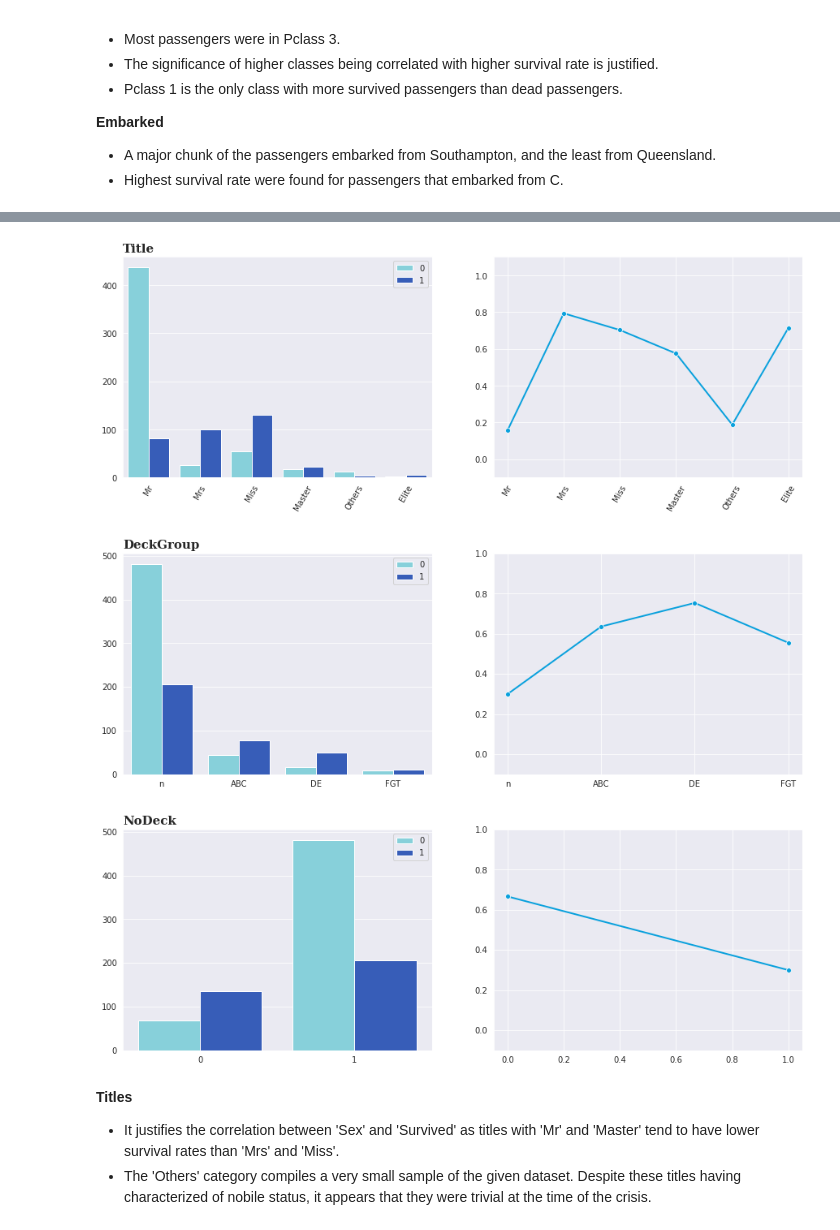
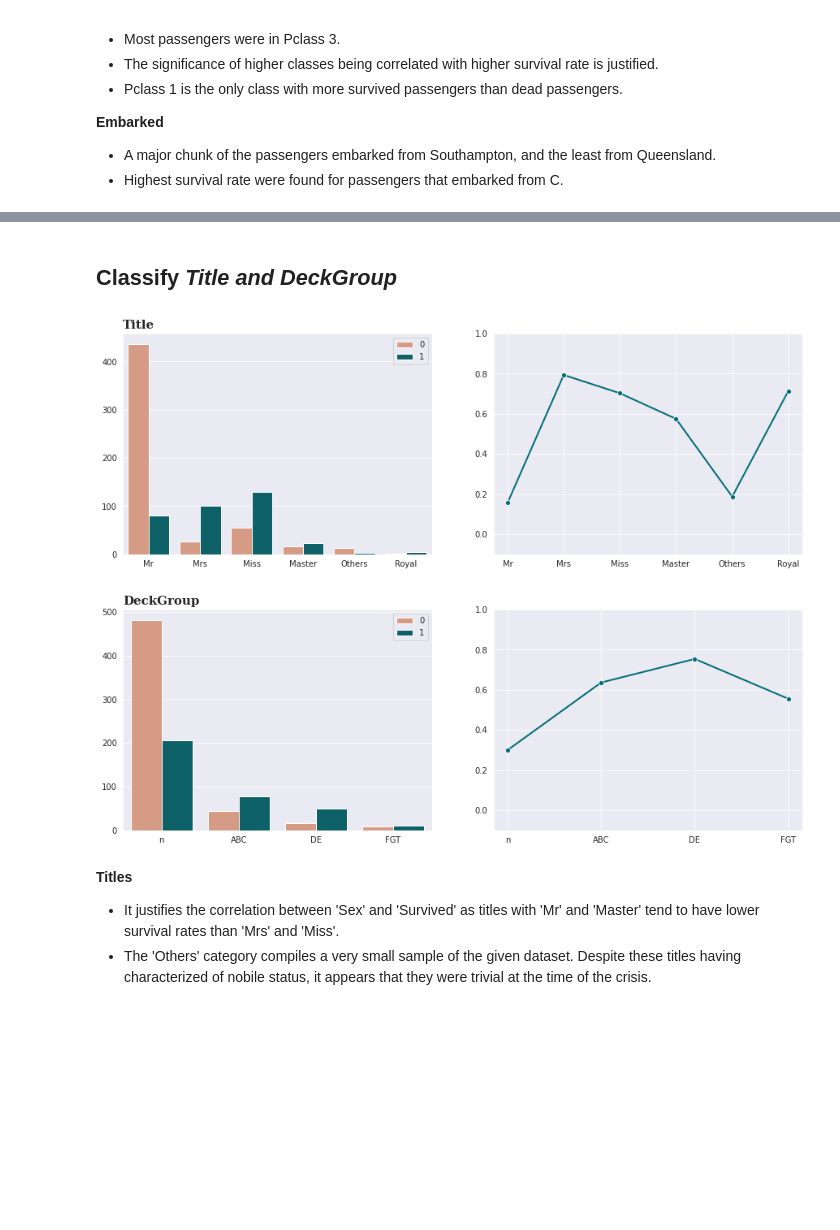
Before and after one commit to KenshiDragon/Attack_on_Titanic-EDA-and-Modelling, a Jupyter notebook: attack-on-titanic-solution-no-data-leakage.ipynb, the cells around one changed output, grey strips where cells are left out. Saved outputs shown, nothing was run; the diff lists cells and outputs as text; code cells hidden in the pictures; blank space fills up the shorter version.

Commit message:
Kaggle Notebook | 🚢🧊 Attack-on-Titanic Solution (No Data Leakage) | Version 19

```diff
--- a/attack-on-titanic-solution-no-data-leakage.ipynb
+++ b/attack-on-titanic-solution-no-data-leakage.ipynb
@@ -135,5 +133,5 @@ I picked a cold and chilling palette to fit the theme of the project.
 # %%
 # Create and set palette
-colors = ['#79DAE8', '#2155CD']
+colors = ['#006D77', '#83C5BE', '#EDF6F9', '#FFDDD2', '#E29578']
 sns.set_palette(sns.color_palette(colors))
 # %% [markdown]
@@ -141,4 +139,6 @@ sns.set_palette(sns.color_palette(colors))
 For the numerical variables, the seaborn **pairplot** will be helpful in presenting the pariwise relationships across each numerical variables. The diagonal plots are the main focus here as they are treated as distribution plots of the features. The rest is just being extra and for eye candy.
+# %%
+survived=['#E29578', '#006D77']
 # %%
 # Separate the training set into groups of numerical and categorical variables.
 # Don't worry, the 'Survived' was only included in the numerical category so we can use it to classify the features when we create the pairplot
@@ -155,7 +155,7 @@ sns.pairplot(df_num, hue='Survived')
 fig= plt.figure(figsize=(15, 5))
 
 ax = fig.add_subplot(1,2,1)
-sns.histplot(data=train_df, x="Age", hue="Survived", binwidth=2, kde=True)
+sns.histplot(data=train_df, x="Age", hue="Survived", binwidth=2, kde=True, palette=survived)
 plt.title('Age',
           fontsize = 15,
           fontweight = 'bold',
@@ -163,7 +163,7 @@ plt.title('Age',
           loc = 'left')
 
 plt.subplot(1,2,2)
-sns.histplot(data=train_df, x="Fare", hue="Survived", binwidth=5, kde=True)
+sns.histplot(data=train_df, x="Fare", hue="Survived", binwidth=5, kde=True, palette=survived)
 plt.title('Fare',
           fontsize = 15,
           fontweight = 'bold',
@@ -179,7 +179,7 @@ def count_plot(df, x, y):
     fig = plt.figure(figsize = (15, 5))
 
     plt.subplot(1,2,1)
-    ax = sns.countplot( x=df[x].dropna(), hue=df[y], palette=['#79DAE8', '#2155CD'])
+    ax = sns.countplot( x=df[x].dropna(), hue=df[y], palette=survived)
     plt.legend(loc='upper right')
     plt.title(str(x),
           fontsize = 15,
@@ -190,7 +190,7 @@ def count_plot(df, x, y):
 
     plt.subplot(1,2,2)
     plt.ylim(-0.1, 1)
-    ax = sns.lineplot(x=df[x], y=df[y], data=df, ci=None, linewidth=2, marker="o", color='#0AA1DD')
+    ax = sns.lineplot(x=df[x], y=df[y], data=df, ci=None, linewidth=2, marker="o", color='#006D77')
     ax.set(xlabel=None, ylabel=None)
 
     plt.show()
@@ -341,15 +291,20 @@ for dataset in df:
     # Split the name into a list by period, then return the title by indexing the 1st position [0]
     dataset['Title'] = dataset['Name'].apply(lambda x: x.split(',')[1].split('.')[0].strip())
 
+    dataset['Full_Name_Length'] = dataset['Name'].str.replace("[^a-zA-Z]", "").str.len()
+    dataset['Name_Length'] = dataset['Name'].str.replace("[^a-zA-Z]", "").str.len() - dataset['Name'].apply(lambda x: x.split(',')[1].split('.')[0].strip()).str.len()
+    dataset['Last_Name'] = dataset['Name'].apply(lambda x: x.strip().split(',')[0])
+
     # Create Deck
     dataset['Deck'] = dataset['Cabin'].apply(lambda x: str(x)[0])
+
 
 # Adjust count_plot function with additional formatting (rotate x_labels)
 def count_plot_adj(df, x, y):
     fig = plt.figure(figsize = (15, 5))
 
     plt.subplot(1,2,1)
-    ax = sns.countplot(x=df[x], hue=df[y], palette=['#79DAE8', '#2155CD'])
+    ax = sns.countplot(x=df[x], hue=df[y], palette=survived)
     plt.legend(loc='upper right')
     plt.title(str(x),
           fontsize = 15,
@@ -361,10 +316,12 @@ def count_plot_adj(df, x, y):
 
     plt.subplot(1,2,2)
     plt.ylim(-0.1, 1.1)
-    ax = sns.lineplot(x=df[x], y=df[y], data=df, ci=None, linewidth=2, marker="o", color='#0AA1DD')
+    ax = sns.lineplot(x=df[x], y=df[y], data=df, ci=None, linewidth=2, marker="o", color=colors[0])
     plt.xticks(rotation=60)
     ax.set(xlabel=None, ylabel=None)
 
 count_plot_adj(train_df, 'Title', 'Survived')
 count_plot(train_df, 'Deck', 'Survived')
+count_plot(train_df, 'Full_Name_Length', 'Survived')
+count_plot(train_df, 'Name_Length', 'Survived')
 # %% [output]
@@ -435,42 +403,35 @@ I did some research and here is what I found:
 
 
 - Null values will be treated as a label. From meta-analysis alone, it can be inferred that majority of the cabin decks weren't obtained from the passengers who died.
+# %% [markdown]
+## Classify *Title and DeckGroup*
 # %%
 for dataset in df:
-
     # Classify Title
-    dataset['Title'] = dataset['Title'].replace('Mlle', 'Miss')
-    dataset['Title'] = dataset['Title'].replace('Ms', 'Miss')
-    dataset['Title'] = dataset['Title'].replace('Mme', 'Mrs')
-#     dataset['Title'] = dataset['Title'].replace(['Capt', 'Col', 'Don', 'Dona', 'Dr', 'Jonkheer', 'Lady', 'Major', 'Rev', 'Sir','the Countess'], 'Others')
-    dataset['Title'] = dataset['Title'].replace(['Col', 'Lady', 'Major', 'Sir','the Countess'], 'Elite')
-    dataset['Title'] = dataset['Title'].replace(['Capt', 'Dona', 'Dr', 'Capt', 'Rev', 'Don','Jonkheer'], 'Others')
-
-    # No Cabin
-    dataset['NoDeck'] = 0
-    dataset.loc[dataset.Deck == 'n', 'NoDeck'] = 1
+    dataset['Title_Group'] = dataset['Title'].replace(['Mlle', 'Ms'], 'Miss', inplace=True)
+    dataset['Title_Group'] = dataset['Title'].replace('Mme', 'Mrs', inplace=True)
+    dataset['Title_Group'] = dataset['Title'].replace(['Col', 'Lady', 'Major', 'Sir',"the Countess"], 'Royal', inplace=True)
+    dataset['Title_Group'] = dataset['Title'].replace(['Capt', 'Dona', 'Dr', 'Capt', 'Rev', 'Don','Jonkheer'], 'Others', inplace=True)
 
     # DeckGroup
     dataset.loc[(dataset.Deck == 'A') |
                 (dataset.Deck == 'B') |
                 (dataset.Deck == 'C'), 'DeckGroup'] = 'ABC'
 
     dataset.loc[(dataset.Deck == 'D') |
                 (dataset.Deck == 'E'), 'DeckGroup'] = 'DE'
 
     dataset.loc[(dataset.Deck == 'F') |
                 (dataset.Deck == 'G') |
                 (dataset.Deck == 'T'), 'DeckGroup'] = 'FGT'
 
     dataset.loc[dataset.Deck == 'n', 'DeckGroup'] = 'n'
 
-count_plot_adj(train_df, 'Title', 'Survived')
+count_plot(train_df, 'Title', 'Survived')
 count_plot(train_df, 'DeckGroup', 'Survived')
-count_plot(train_df, 'NoDeck', 'Survived')
 # %% [output]
-[figure, old version]
+[figure, new version]
-[figure, old version]
+[figure, new version]
-[figure, removed]
 # %% [markdown]
 **Titles**
 
```
Also changed, not shown: parts of 92 cells of this notebook.
